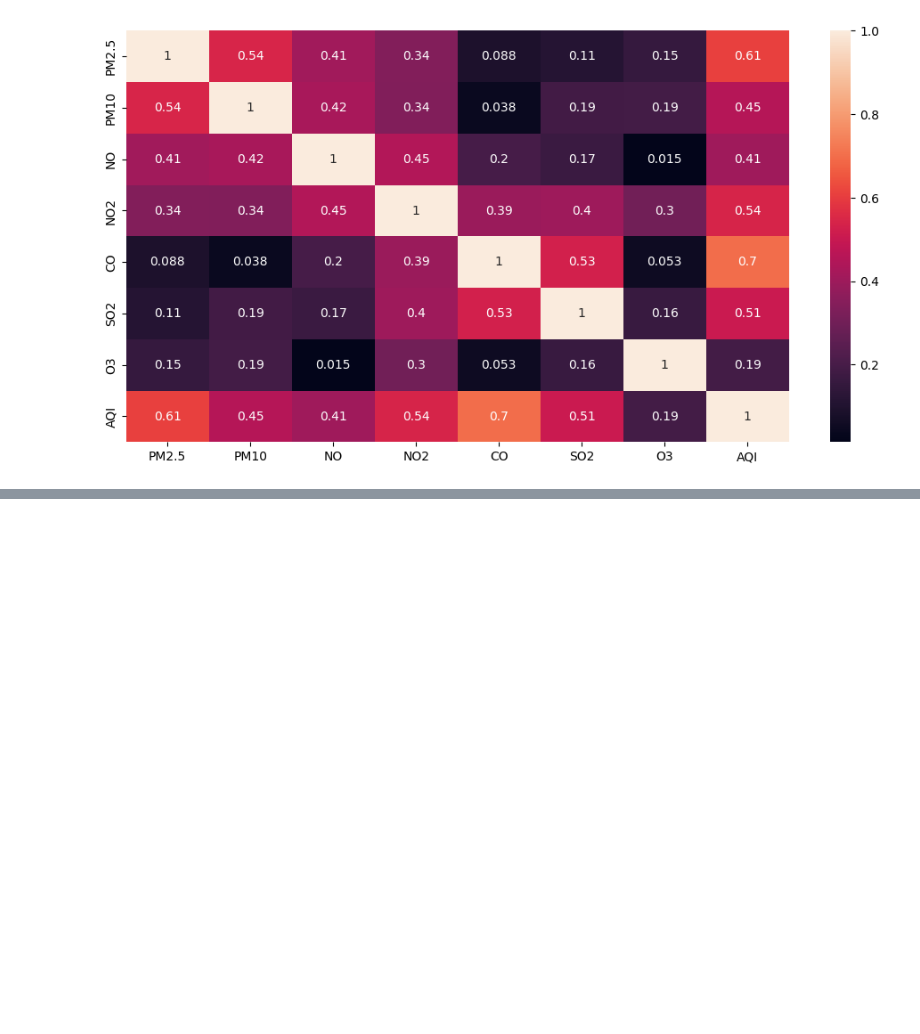
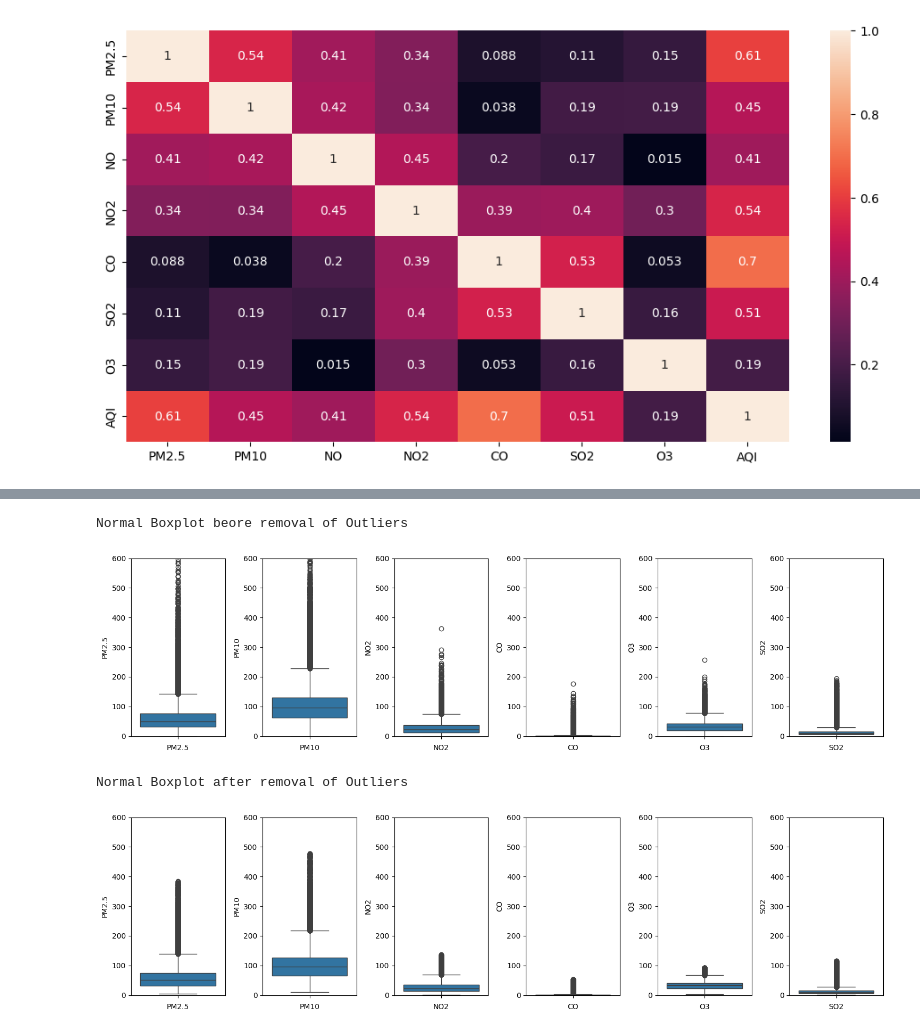
Before and after one commit to ShubhamKNIT/AlgoMinds, a Jupyter notebook: notebook/aqi_predictor.ipynb, the cells around one changed output, grey strips where cells are left out. Drawn from its saved outputs; the diff is of its cells as text; code cells hidden in the pictures; blank space fills up the shorter version.

```diff
--- a/notebook/aqi_predictor.ipynb
+++ b/notebook/aqi_predictor.ipynb
@@ -302,0 +307,2 @@ plt.show()
+# %%
+df_no_missing02 = df_no_missing.copy() #data frame where the ouliers will be removed
@@ -302,0 +508,24 @@ plt.show()
+# %%
+#plotting without AQI_BUCKET for visualizing the whole data
+def boxplt(df, columns):
+    fig, axes = plt.subplots(1, len(columns), figsize=(15, 4))  # Adjust figsize as needed
+    for idx, col in enumerate(columns):
+        sns.boxplot(y=df[col], ax=axes[idx])
+        axes[idx].set_xlabel(col)
+        axes[idx].set_ylim(0, 600)  # Set the y-axis range from 0 to 300
+    plt.tight_layout()
+    plt.show()
+
+columns = ['PM2.5', 'PM10', 'NO2', 'CO', 'O3', 'SO2']
+print("Normal Boxplot beore removal of Outliers")
+print()
+boxplt(df_no_missing, columns)
+print("\n\n")
+print("Normal Boxplot after removal of Outliers")
+print()
+boxplt(df_no_missing02 , columns)
+# %% [output]
+Normal Boxplot beore removal of Outliers
+[figure, added]
+Normal Boxplot after removal of Outliers
+[figure, added]
```
Also changed, not shown: parts of 18 cells of this notebook.
